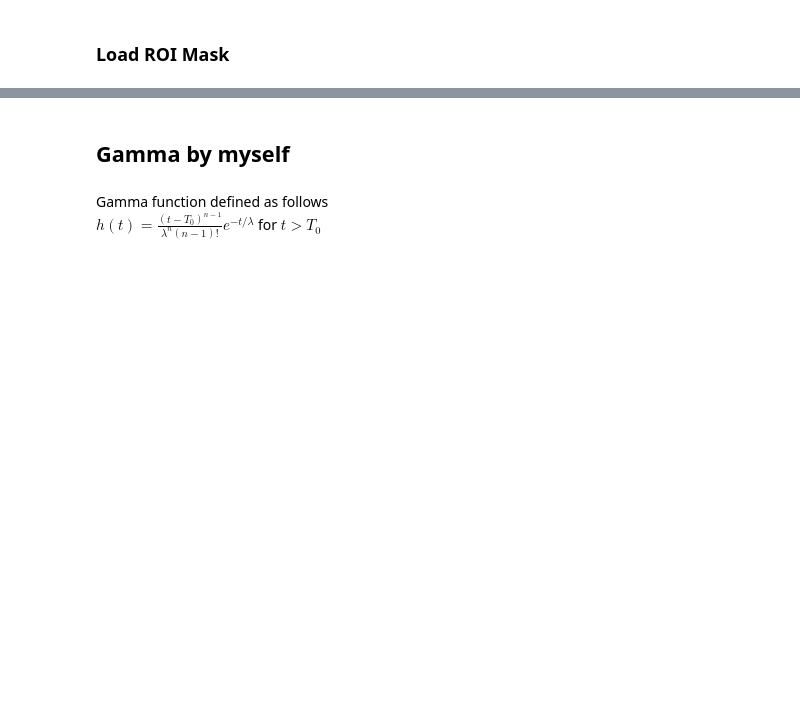
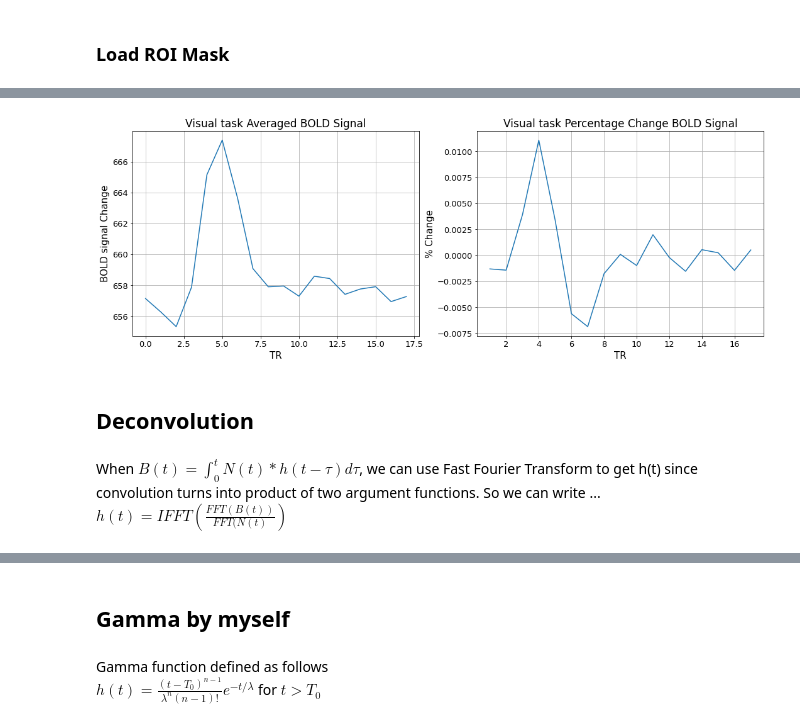
Before and after one commit to 1pha/hrf-estimation, a Jupyter notebook: approaches.ipynb, the cells around one changed output, grey strips where cells are left out. Cells and saved outputs as stored; diff of their text form; code cells hidden in the pictures; blank space fills up the shorter version.

```diff
--- a/approaches.ipynb
+++ b/approaches.ipynb
@@ -96,0 +120,9 @@ plot(rh_roi_total, 'right hand')
+# %%
+plot(vs_roi_total[task_related_tmask], 'visual task')
+# %% [output]
+[figure, added]
+# %% [markdown]
+## Deconvolution
+# %% [markdown]
+When $B(t) = \int_{0}^{t}N(t)*h(t-\tau)d\tau$, we can use Fast Fourier Transform to get h(t) since convolution turns into product of two argument functions. So we can write ...
+$h(t) = IFFT(\frac{FFT(B(t))}{FFT(N(t)})$
```
Also changed, not shown: parts of 33 cells of this notebook.
